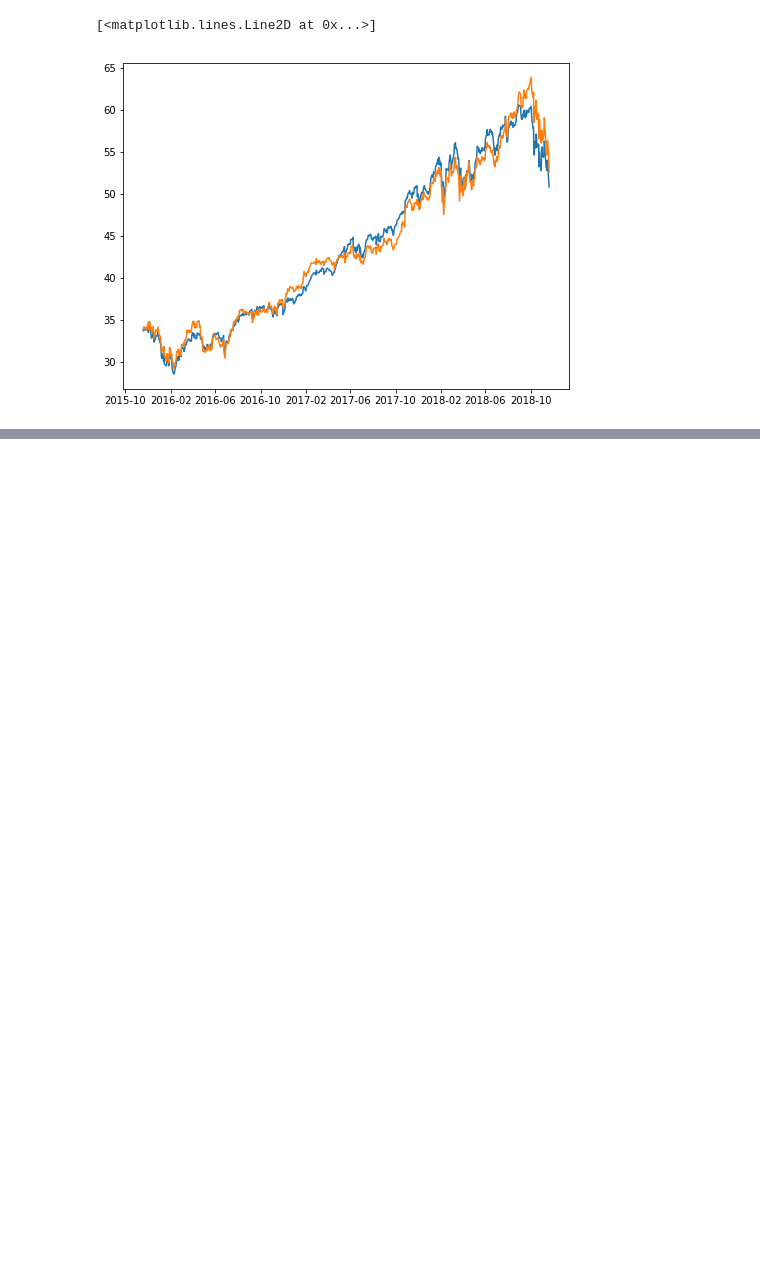
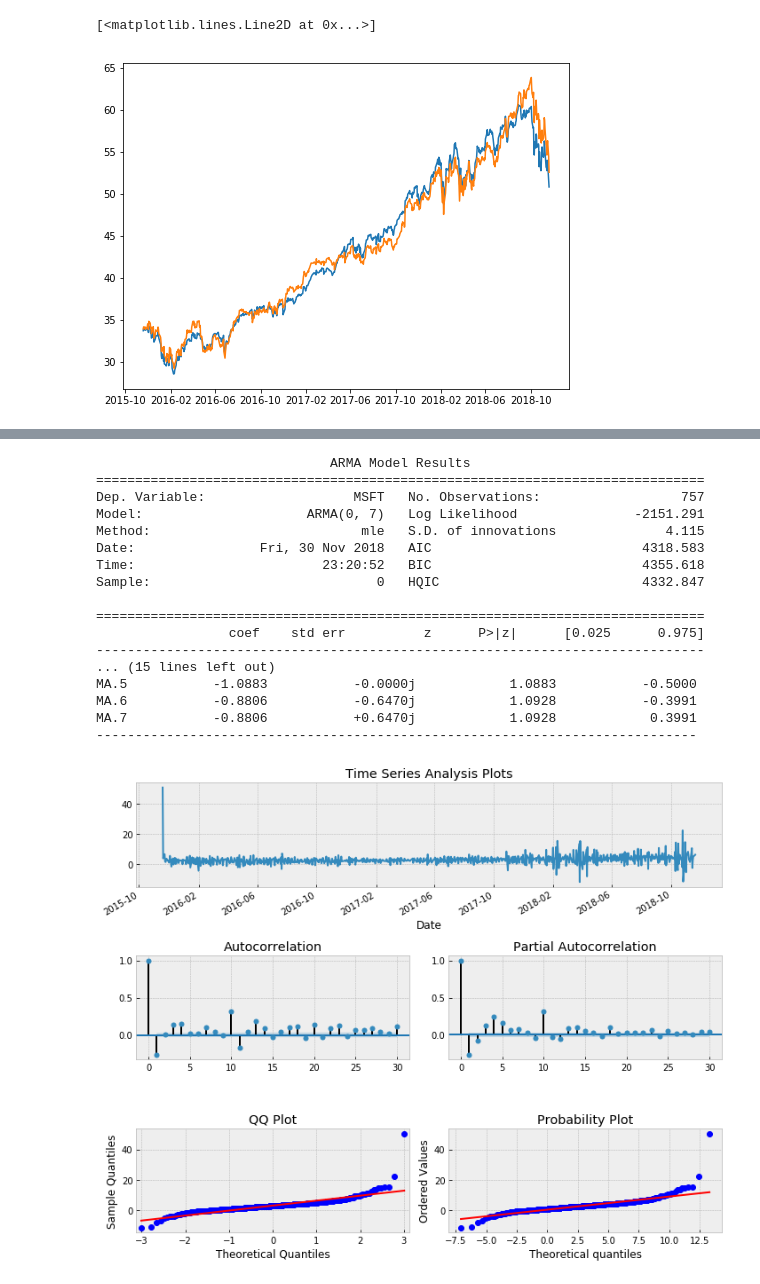
Before and after one commit to it2278/Stock_Analysis_TFA, a Jupyter notebook: master_file.ipynb, the cells around one changed output, grey strips where cells are left out. Drawn from its saved outputs; the diff is of its cells as text; code cells hidden in the pictures; blank space fills up the shorter version.

```diff
--- a/master_file.ipynb
+++ b/master_file.ipynb
@@ -460,0 +452,28 @@ _ = tsplot(np.diff(x), lags=30)
+# %%
+# Moving Average Models - MA(q)
+# Data seem to be normalized (no heavy tail problem), but partial correlation still have an impact.
+max_lag = 30
+Y = df1_.MSFT
+mdl = smt.ARMA(Y, order=(0, 7)).fit(
+    maxlag=max_lag, method='mle', trend='nc')
+p(mdl.summary())
+_ = tsplot(mdl.resid, lags=max_lag)
+# %% [output]
+                              ARMA Model Results
+==============================================================================
+Dep. Variable:                   MSFT   No. Observations:                  757
+Model:                     ARMA(0, 7)   Log Likelihood               -2151.291
+Method:                           mle   S.D. of innovations              4.115
+Date:                Fri, 30 Nov 2018   AIC                           4318.583
+Time:                        23:20:52   BIC                           4355.618
+Sample:                             0   HQIC                          4332.847
+
+==============================================================================
+                 coef    std err          z      P>|z|      [0.025      0.975]
+------------------------------------------------------------------------------
+... (15 lines left out)
+MA.5           -1.0883           -0.0000j            1.0883           -0.5000
+MA.6           -0.8806           -0.6470j            1.0928           -0.3991
+MA.7           -0.8806           +0.6470j            1.0928            0.3991
+-----------------------------------------------------------------------------
+[figure, added]
```
Also changed, not shown: parts of 6 cells of this notebook.
